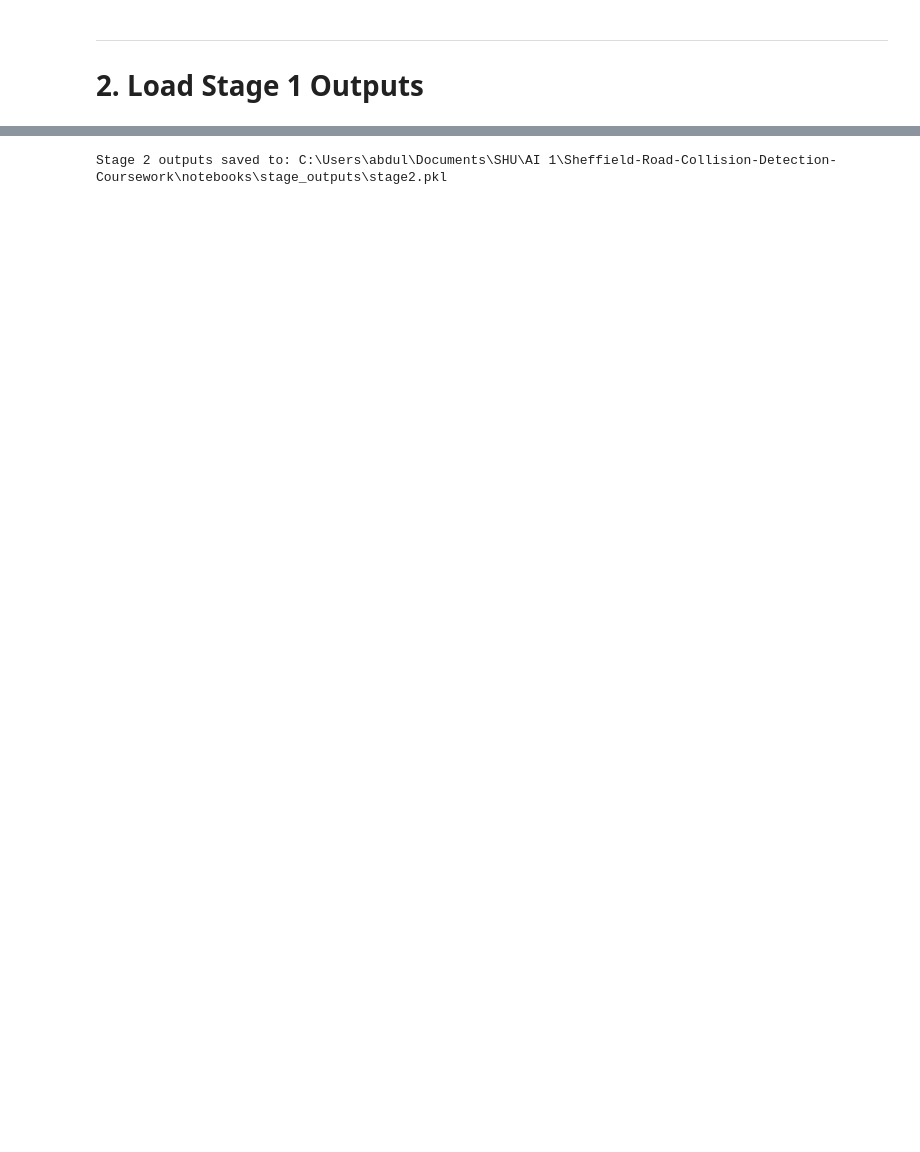
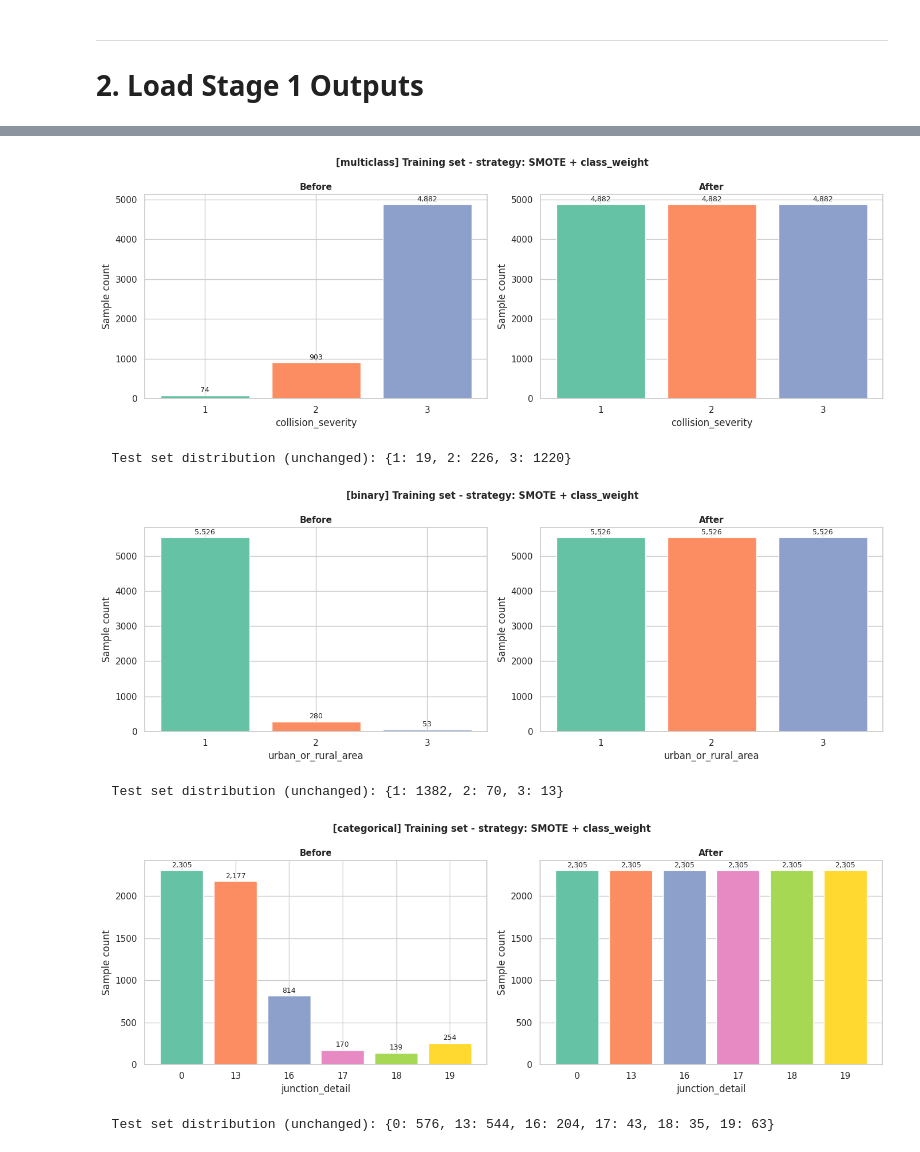
Before and after one commit to Zayeer-S/Sheffield-Road-Collision-Detection-Coursework, a Jupyter notebook: notebooks/02_supervised_stage2.ipynb, the cells around one changed output, grey strips where cells are left out. Drawn from its saved outputs; the diff is of its cells as text; code cells hidden in the pictures; blank space fills up the shorter version.

```diff
--- a/notebooks/02_supervised_stage2.ipynb
+++ b/notebooks/02_supervised_stage2.ipynb
@@ -185,7 +179,0 @@ plt.show()
-# %%
-# Confirm test set is untouched
-test_dist = Counter(y_test)
-print('Test set class distribution (must reflect real-world proportions):')
-for cls, count in sorted(test_dist.items()):
-    pct = count / len(y_test) * 100
-    print(f'\t{NB_CONFIG["severity_labels"][cls]:8s} (class {cls}): {count:4,}  ({pct:.1f}%)')
@@ -211,15 +180,50 @@ Evaluation in Stage 8 uses the **original, untouched** `X_test` and `y_test`.
-# %%
-# Persist for next stage
-output_path = ROOT_DIR / 'notebooks' / 'stage_outputs' / 'stage2.pkl'
-
-with open(output_path, 'wb') as f:
-    pickle.dump({
-        'X_train_resampled': X_train_resampled,
-        'y_train_resampled': y_train_resampled,
-        'X_test':            X_test,
-        'y_test':            y_test,
-    }, f)
-
-print(f'Stage 2 outputs saved to: {output_path}')
-# %% [output]
-Stage 2 outputs saved to: C:\Users\abdul\Documents\SHU\AI 1\Sheffield-Road-Collision-Detection-Coursework\notebooks\stage_outputs\stage2.pkl
+# %%
+tasks_cfg = cfg['supervised']['tasks']
+colors = sns.color_palette(NB_CONFIG['palette'])
+
+for task_name, data in stage1.items():
+    out = stage2_outputs[task_name]
+    before = Counter(data['y_train'])
+    after  = Counter(out['y_train'])
+    classes = sorted(before.keys())
+
+    fig, axes = plt.subplots(1, 2, figsize=tuple(NB_CONFIG['figsize_wide']))
+    task_colors = colors[:len(classes)]
+
+    for ax, (dist, title) in zip(axes, [
+        (before, 'Before'),
+        (after,  'After'),
+    ]):
+        counts = [dist[c] for c in classes]
+        bars = ax.bar([str(c) for c in classes], counts,
+                      color=task_colors, edgecolor='white')
+        ax.set_title(title, fontsize=11, fontweight='bold')
+        ax.set_xlabel(tasks_cfg[task_name]['target_col'])
+        ax.set_ylabel('Sample count')
+        for bar, count in zip(bars, counts):
+            ax.annotate(
+                f'{count:,}',
+                xy=(bar.get_x() + bar.get_width() / 2, bar.get_height()),
+                xytext=(0, 4), textcoords='offset points',
+                ha='center', fontsize=9
+            )
+
+    strategy_label = out['smote_strategy']
+    fig.suptitle(
+        f'[{task_name}] Training set - strategy: {strategy_label}',
+        fontsize=12, fontweight='bold'
+    )
+    plt.tight_layout()
+    plt.show()
+
+    # Confirm test set is untouched
+    test_dist = Counter(out['y_test'])
+    print(f'  Test set distribution (unchanged): {dict(sorted(test_dist.items()))}')
+    print()
+# %% [output]
+[figure, added]
+  Test set distribution (unchanged): {1: 19, 2: 226, 3: 1220}
+[figure, added]
+  Test set distribution (unchanged): {1: 1382, 2: 70, 3: 13}
+[figure, added]
+  Test set distribution (unchanged): {0: 576, 13: 544, 16: 204, 17: 43, 18: 35, 19: 63}
```
Also changed, not shown: parts of 19 cells of this notebook, 13 other files.
